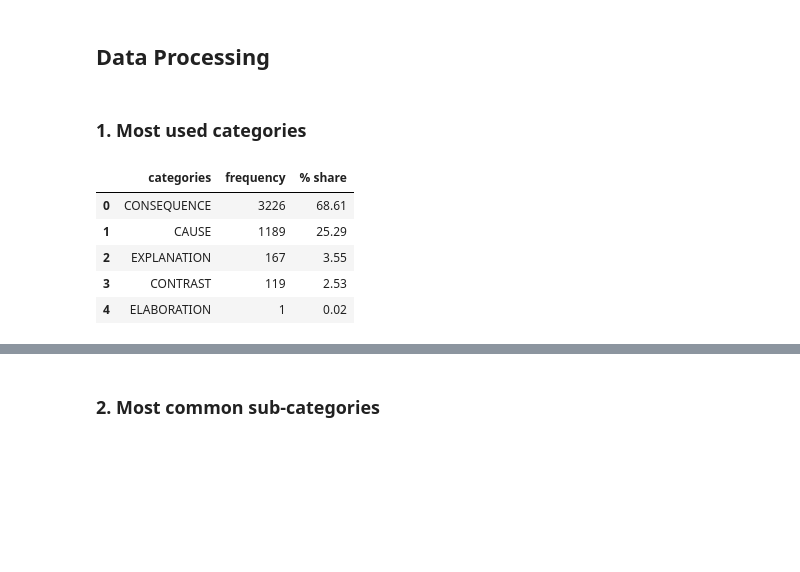
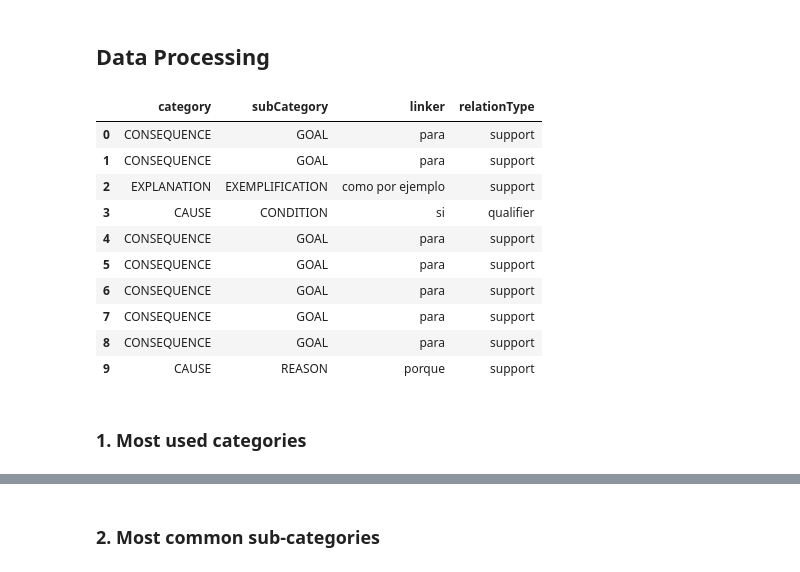
Before and after one commit to argrecsys/arg-miner, a Jupyter notebook: analysis/DataAnalysis.ipynb, the cells around one changed output, grey strips where cells are left out. Cells and saved outputs as stored; diff of their text form; code cells hidden in the pictures; blank space fills up the shorter version.

```diff
--- a/analysis/DataAnalysis.ipynb
+++ b/analysis/DataAnalysis.ipynb
@@ -120,18 +114,21 @@ for doc in doc_list:
         # Verbs data
         if doc["mainVerb"] != None:
             main_verbs[doc["mainVerb"].lower()] += 1
+# %%
+# Cooking linkers dataframe
+df_linkers = pd.DataFrame(ls_linkers, columns=["category", "subCategory", "linker", "relationType"])
+df_linkers.head(10)
+# %% [output]
+|  | category | subCategory | linker | relationType |
+| 0 | CONSEQUENCE | GOAL | para | support |
+| 1 | CONSEQUENCE | GOAL | para | support |
+| 2 | EXPLANATION | EXEMPLIFICATION | como por ejemplo | support |
+| 3 | CAUSE | CONDITION | si | qualifier |
+| 4 | CONSEQUENCE | GOAL | para | support |
+| 5 | CONSEQUENCE | GOAL | para | support |
+| 6 | CONSEQUENCE | GOAL | para | support |
+| 7 | CONSEQUENCE | GOAL | para | support |
+| 8 | CONSEQUENCE | GOAL | para | support |
+| 9 | CAUSE | REASON | porque | support |
 # %% [markdown]
 ### 1. Most used categories
-# %%
-# Cooking dataframe
-top_categories = categories.most_common(n_top)
-df = pd.DataFrame.from_records(top_categories, columns = ['categories', 'frequency'])
-df["% share"] = round(100.0 * df["frequency"] / sum(categories.values()), 2)
-df.head(10)
-# %% [output]
-|  | categories | frequency | % share |
-| 0 | CONSEQUENCE | 3226 | 68.61 |
-| 1 | CAUSE | 1189 | 25.29 |
-| 2 | EXPLANATION | 167 | 3.55 |
-| 3 | CONTRAST | 119 | 2.53 |
-| 4 | ELABORATION | 1 | 0.02 |
```
Also changed, not shown: parts of 18 cells of this notebook, 1 other file.
